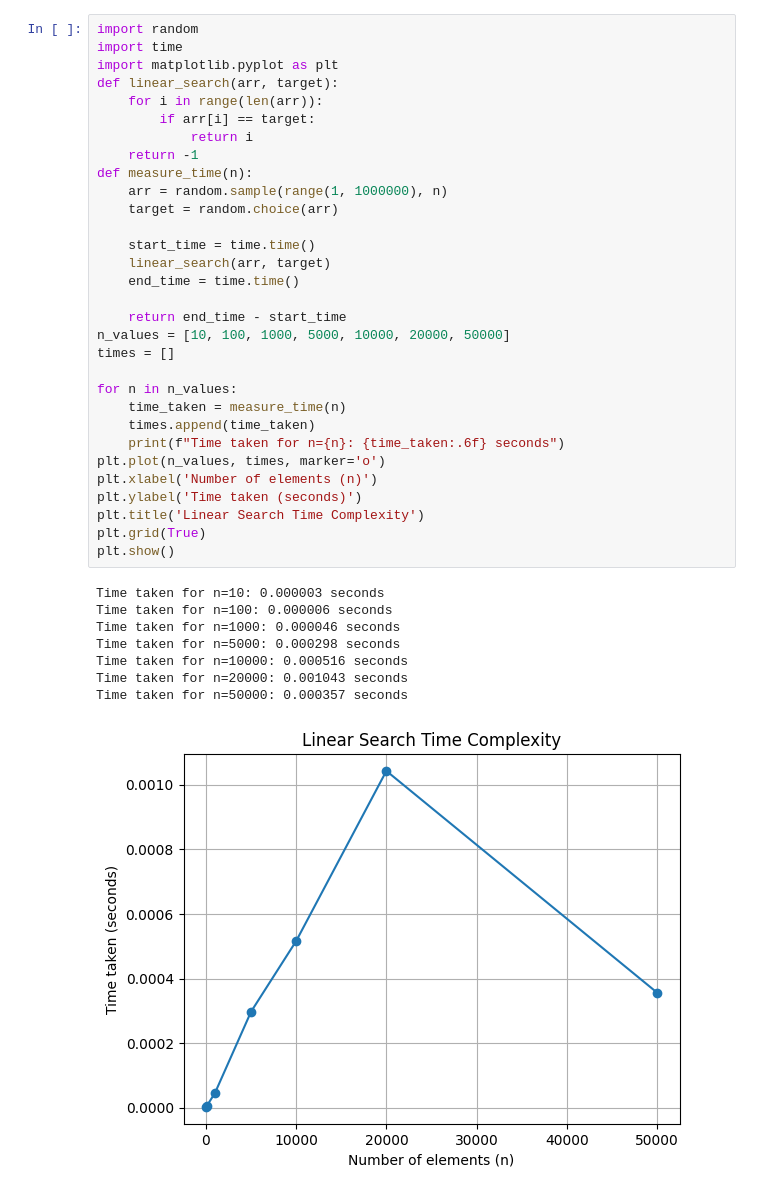
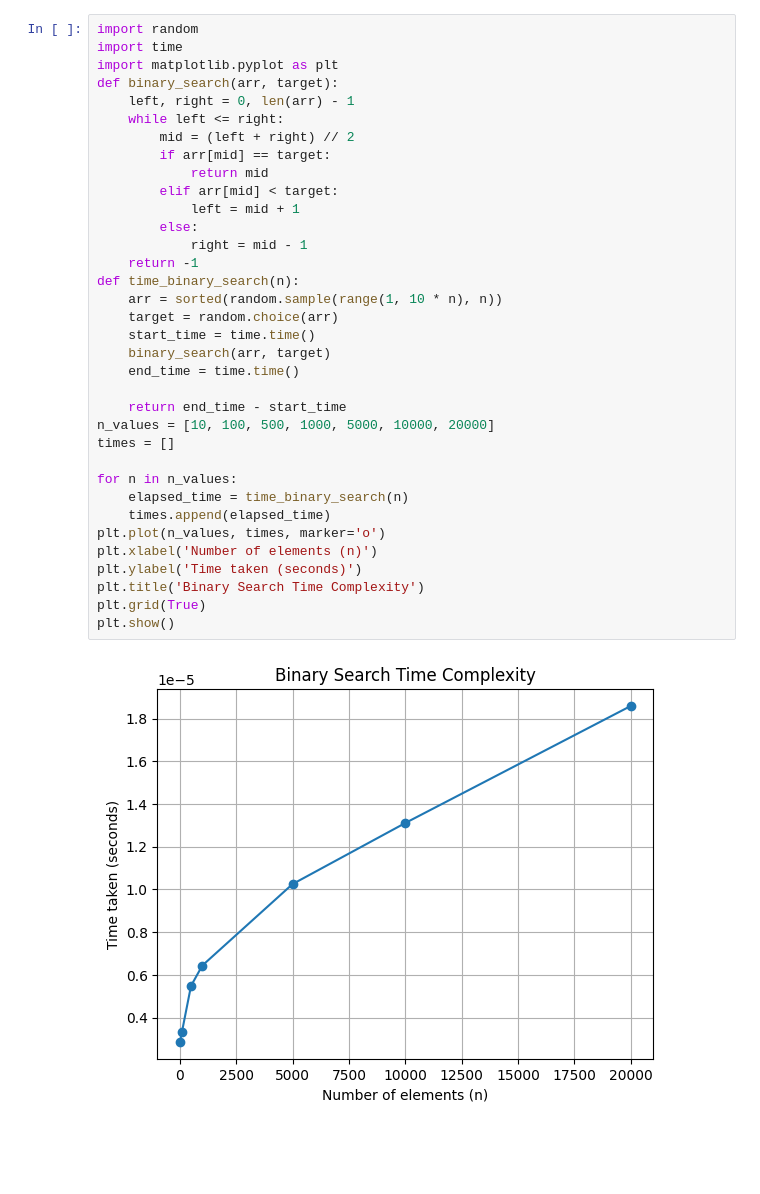
Before and after one commit to MATHAN444/algorithm, a Jupyter notebook: Welcome_To_Colab.ipynb, the cells around one changed output. Cells and saved outputs as stored; diff of their text form; blank space fills up the shorter version.

```diff
--- a/Welcome_To_Colab.ipynb
+++ b/Welcome_To_Colab.ipynb
@@ -3,40 +3,37 @@
 # %%
 import random
 import time
 import matplotlib.pyplot as plt
-def linear_search(arr, target):
-    for i in range(len(arr)):
-        if arr[i] == target:
-            return i
+def binary_search(arr, target):
+    left, right = 0, len(arr) - 1
+    while left <= right:
+        mid = (left + right) // 2
+        if arr[mid] == target:
+            return mid
+        elif arr[mid] < target:
+            left = mid + 1
+        else:
+            right = mid - 1
     return -1
-def measure_time(n):
-    arr = random.sample(range(1, 1000000), n)
+def time_binary_search(n):
+    arr = sorted(random.sample(range(1, 10 * n), n))
     target = random.choice(arr)
-
     start_time = time.time()
-    linear_search(arr, target)
+    binary_search(arr, target)
     end_time = time.time()
 
     return end_time - start_time
-n_values = [10, 100, 1000, 5000, 10000, 20000, 50000]
+n_values = [10, 100, 500, 1000, 5000, 10000, 20000]
 times = []
 
 for n in n_values:
-    time_taken = measure_time(n)
-    times.append(time_taken)
-    print(f"Time taken for n={n}: {time_taken:.6f} seconds")
+    elapsed_time = time_binary_search(n)
+    times.append(elapsed_time)
 plt.plot(n_values, times, marker='o')
 plt.xlabel('Number of elements (n)')
 plt.ylabel('Time taken (seconds)')
-plt.title('Linear Search Time Complexity')
+plt.title('Binary Search Time Complexity')
 plt.grid(True)
 plt.show()
 # %% [output]
-Time taken for n=10: 0.000003 seconds
-Time taken for n=100: 0.000006 seconds
-Time taken for n=1000: 0.000046 seconds
-Time taken for n=5000: 0.000298 seconds
-Time taken for n=10000: 0.000516 seconds
-Time taken for n=20000: 0.001043 seconds
-Time taken for n=50000: 0.000357 seconds
-[figure, old version]
+[figure, new version]
```
Also changed, not shown: parts of 6 cells of this notebook.
